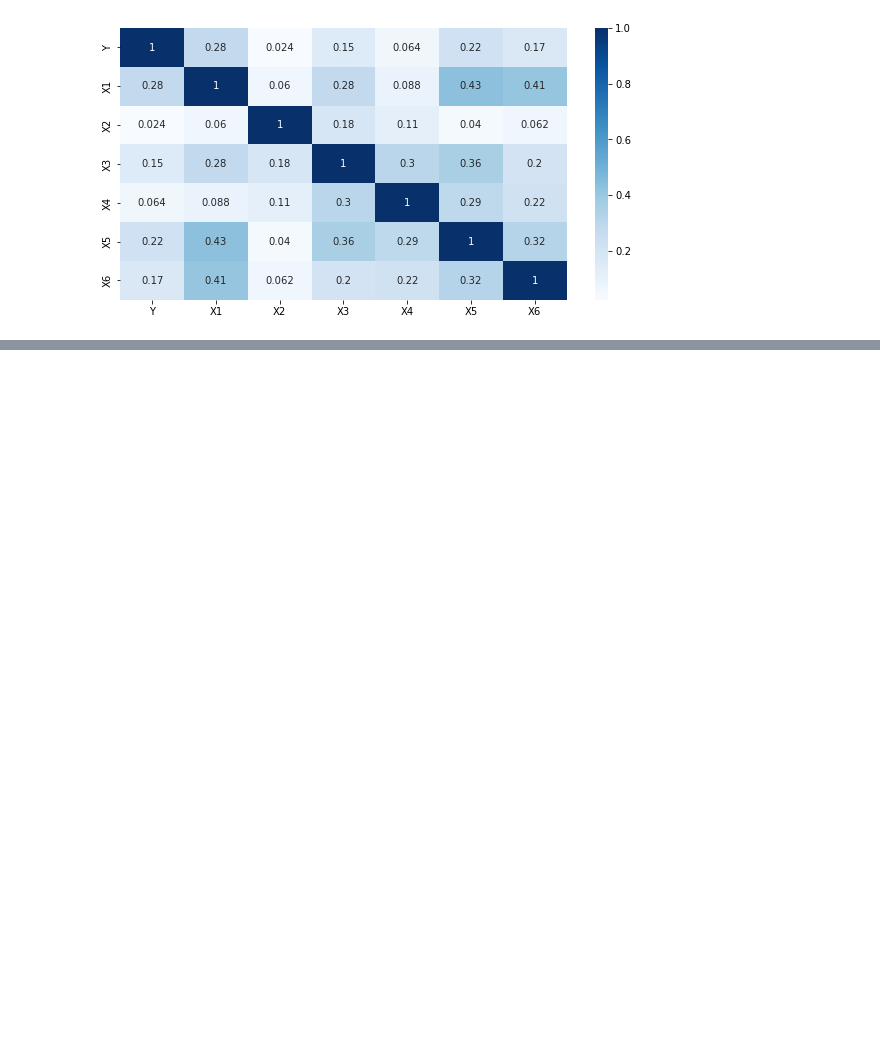
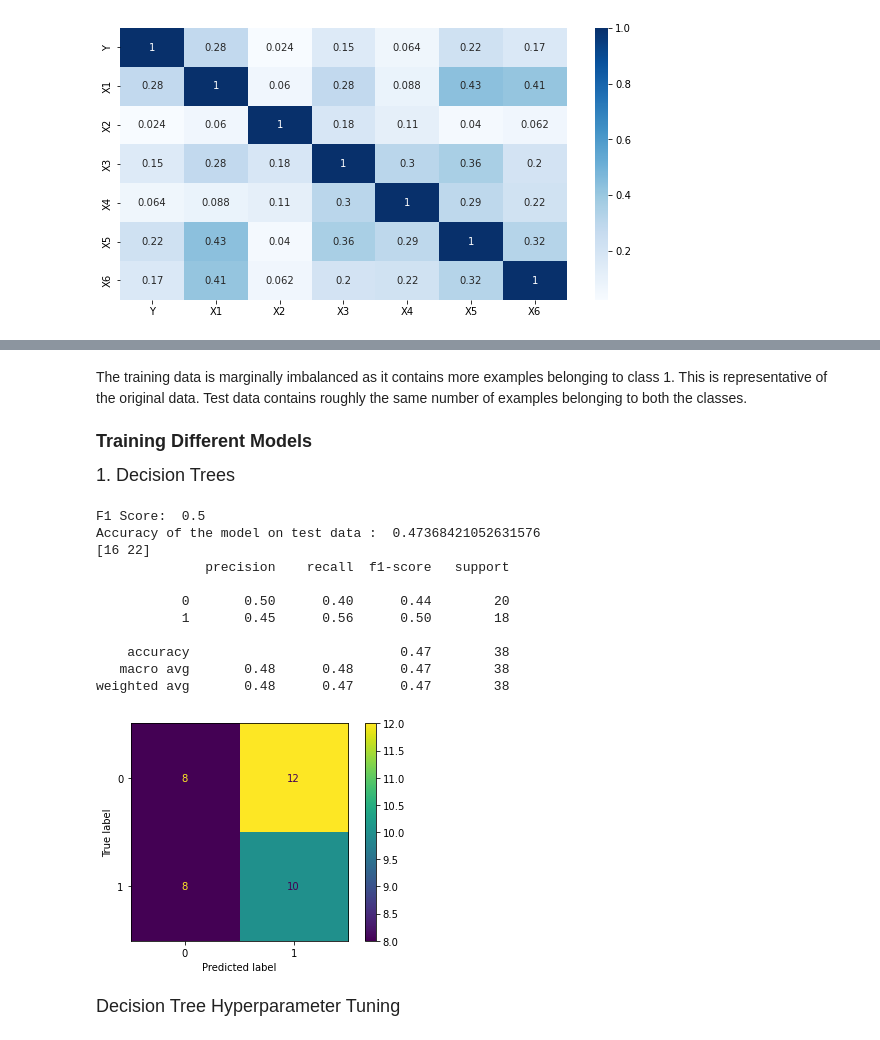
Before and after one commit to sudarshanng7/Vpl1ntbKbzbPLBGR, a Jupyter notebook: happy-customers.ipynb, the cells around one changed output, grey strips where cells are left out. Saved outputs shown, nothing was run; the diff lists cells and outputs as text; code cells hidden in the pictures; blank space fills up the shorter version.

```diff
--- a/happy-customers.ipynb
+++ b/happy-customers.ipynb
@@ -97,0 +122,18 @@ sns.heatmap(correlation_matrix, annot=True, cmap="Blues")
+# %%
+target = df['Y']
+data = df.drop(['Y'], axis = 1)
+
+# Split the data into traing and test datasets
+X_train, X_test, y_train, y_test = train_test_split(data, target, test_size=0.3, random_state=42)
+print("Size of the training dataset: ", X_train.shape)
+print("Size of the test dataset: ", X_test.shape)
+print("Total training dataset labels: ", y_train.shape)
+print("Total test dataset labels: ", y_test.shape)
+print("\n")
+
+print("The data contains {} examples belonging to class 0 (unhappy) and {} examples belonging to class 1 (happy)."
+      .format(np.bincount(target)[0], np.bincount(target)[1]))
+print("Trainig data contains {} examples belonging to class 0 (unhappy) and {} examples belonging to class 1 (happy)."
+      .format(np.bincount(y_train)[0], np.bincount(y_train)[1]))
+print("Testing data contains {} examples belonging to class 0 (unhappy) and {} examples belonging to class 1 (happy)."
+      .format(np.bincount(y_test)[0], np.bincount(y_test)[1]))
@@ -97,0 +150,47 @@ sns.heatmap(correlation_matrix, annot=True, cmap="Blues")
+# %% [markdown]
+The training data is marginally imbalanced as it contains more examples belonging to class 1. This is representative of the original data. Test data contains roughly the same number of examples belonging to both the classes.
+# %%
+# Helper function to provide evaluation results
+def eval_results(actual, predictions, model):
+    # F1 Score
+    print("F1 Score: ", f1_score(actual, predictions))
+
+    # Accuracy
+    print("Accuracy of the model on test data : ", accuracy_score(actual, predictions))
+    print(np.bincount(predictions))
+
+    # Visualize the evaluation report
+    print(classification_report(actual, predictions))
+
+    # Plot the confusion matrix
+    cm = confusion_matrix(actual, predictions, labels=model.classes_)
+    disp = ConfusionMatrixDisplay(confusion_matrix=cm, display_labels=model.classes_)
+    disp.plot()
+    plt.show()
+# %% [markdown]
+<font size="4"><b>Training Different Models</b></font>
+
+<font size="4"> 1. Decision Trees</font>
+# %%
+# Decision Trees: They are sensitive to data
+dec_tree = DecisionTreeClassifier(random_state=42)
+dec_tree.fit(X_train, y_train)
+
+y_pred_dec = dec_tree.predict(X_test)
+
+eval_results(y_test, y_pred_dec, dec_tree)
+# %% [output]
+F1 Score:  0.5
+Accuracy of the model on test data :  0.47368421052631576
+[16 22]
+              precision    recall  f1-score   support
+
+           0       0.50      0.40      0.44        20
+           1       0.45      0.56      0.50        18
+
+    accuracy                           0.47        38
+   macro avg       0.48      0.48      0.47        38
+weighted avg       0.48      0.47      0.47        38
+[figure, added]
+# %% [markdown]
+<font size="4">Decision Tree Hyperparameter Tuning</font>
```
Also changed, not shown: parts of 43 cells of this notebook.
